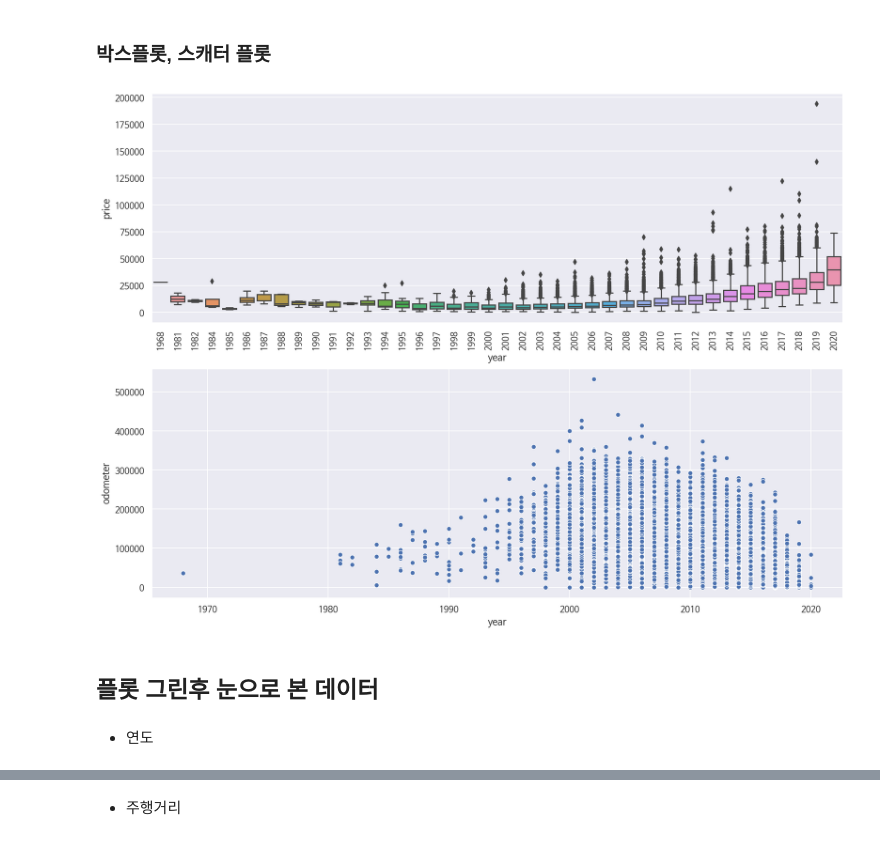
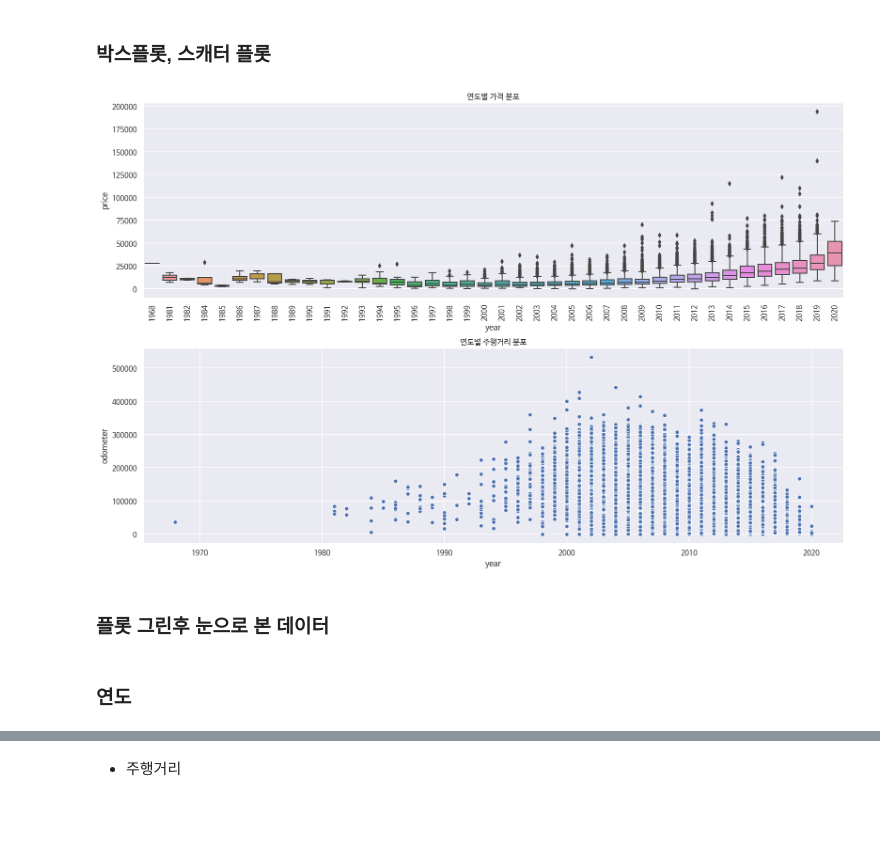
Before and after one commit to HowardHowonYu/Usedcar_regression_project, a Jupyter notebook: howard/중고차_가격분석_최종_발표용.ipynb, the cells around one changed output, grey strips where cells are left out. Cells and saved outputs as stored; diff of their text form; code cells hidden in the pictures; blank space fills up the shorter version.

```diff
--- a/howard/중고차_가격분석_최종_발표용.ipynb
+++ b/howard/중고차_가격분석_최종_발표용.ipynb
@@ -306,22 +308,22 @@ sigma_2_df = sigma_2_df[sigma_2_df['mileage'] == sigma_2_df['odometer']]
 # %% [markdown]
 ### 박스플롯, 스캐터 플롯
 # %%
-plt.figure(figsize=(16,12))
-plt.subplot(211)
+plt.figure(figsize=(16,15))
+plt.subplot(311)
 sns.boxplot(x="year", y="price", data = sigma_2_df)
 plt.xticks(rotation=90)
-plt.subplot(212)
+plt.title('연도별 가격 분포')
+plt.subplot(312)
 sns.scatterplot(sigma_2_df['year'],sigma_2_df['odometer'])
-# plt.subplot(313)
-# sns.scatterplot(test2['year'],test2['price'])
-
+plt.title("연도별 주행거리 분포")
+plt.tight_layout()
 plt.show()
 # %% [output]
-[figure, old version]
+[figure, new version]
 # %% [markdown]
-## 플롯 그린후 눈으로 본 데이터
+### 플롯 그린후 눈으로 본 데이터
 # %% [markdown]
-- 연도
+### 연도
 # %%
 # year 수정해 줘야 하는 데이터
 sigma_2_df[sigma_2_df['year'] < 1980]
```
Also changed, not shown: parts of 104 cells of this notebook, 1 other file.
